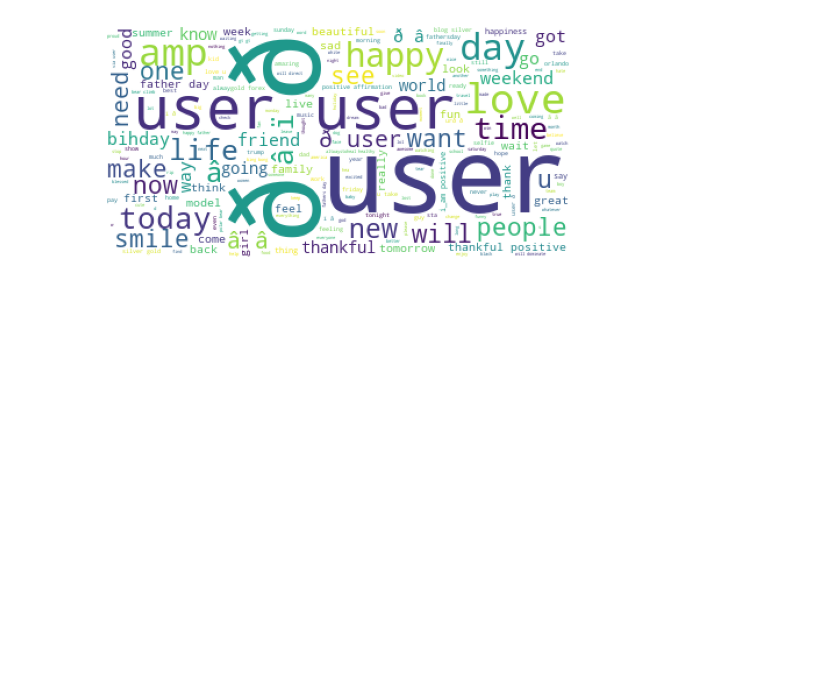
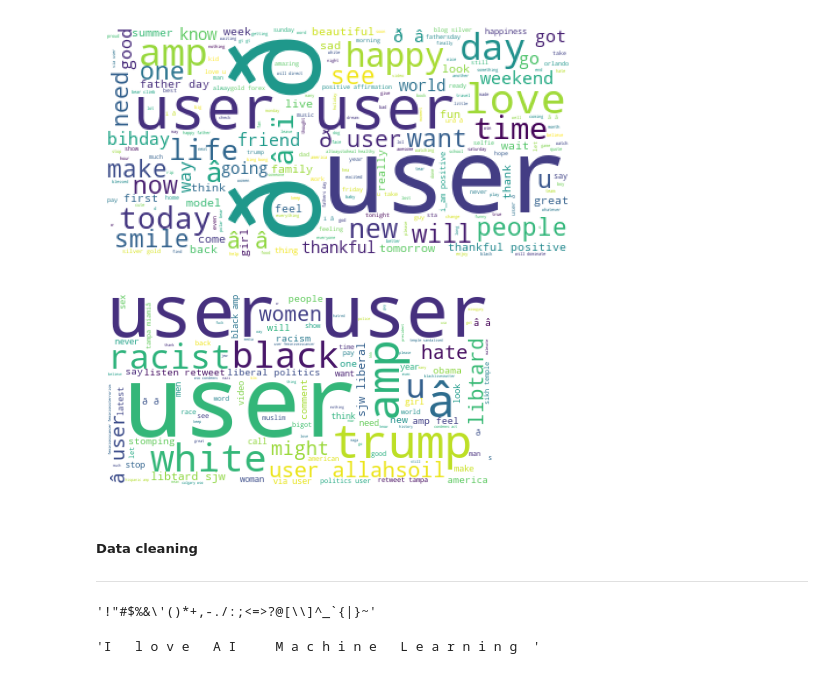
Before and after one commit to annkou/NLP, a Jupyter notebook: Sentiment analysis project/Twitter_sentiment_analysis_project(tutorial).ipynb, the cells around one changed output. Drawn from its saved outputs; the diff is of its cells as text; code cells hidden in the pictures; blank space fills up the shorter version.

Commit message:
remove punctuation

```diff
--- a/Sentiment analysis project/Twitter_sentiment_analysis_project(tutorial).ipynb
+++ b/Sentiment analysis project/Twitter_sentiment_analysis_project(tutorial).ipynb
@@ -213,5 +213,24 @@ plt.axis("off")
 plt.show()
 # %% [output]
 [figure]
+# %%
+#plot the wordcloud only for the negative dataframe
+negative_sentences = " ".join(x for x in negative_tweets['tweet'])
+# %%
+wordcloud_neg = WordCloud(background_color='white').generate(negative_sentences)
+plt.figure(figsize=(5,5))
+plt.imshow(wordcloud_neg)
+plt.axis("off")
+plt.show()
+# %% [output]
+[figure, added]
 # %% [markdown]
-#####
+##### Data cleaning
+***
+# %%
+#remove punctuations, stopwords etc.
+#stopwords: common words like a,I,the
+import string
+string.punctuation
+# %% [output]
+'!"#$%&\'()*+,-./:;<=>?@[\\]^_`{|}~'
@@ -217,0 +240,8 @@ plt.show()
+# %%
+test_pun_removed = [x for x in test_text if x not in string.punctuation]
+test_pun_removed
+#rejoin them
+test_pun_removed_join = " ".join(test_pun_removed)
+test_pun_removed_join
+# %% [output]
+'I   l o v e   A I     M a c h i n e   L e a r n i n g  '
```
Also changed, not shown: parts of 1 cell of this notebook.
